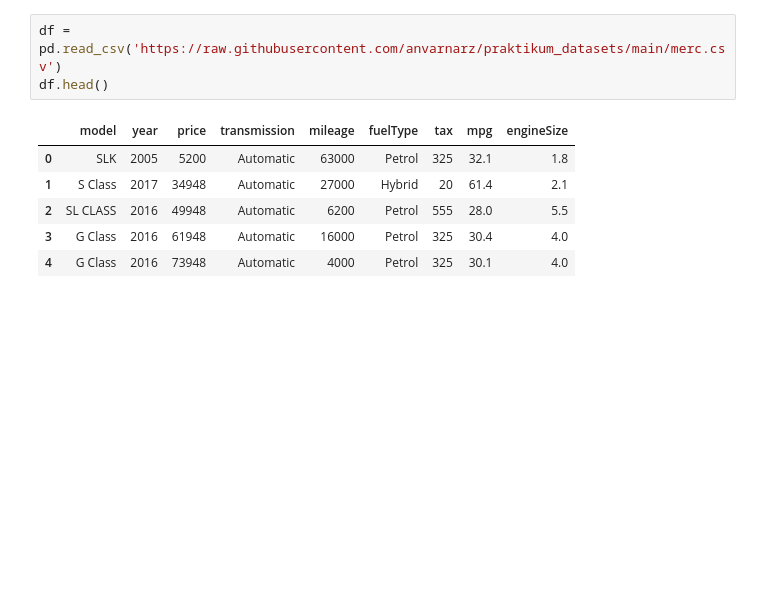
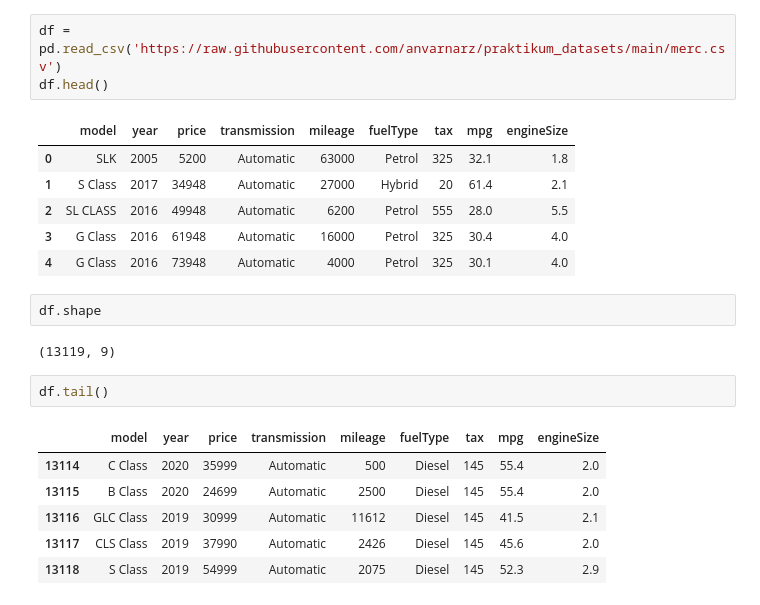
Before and after one commit to Ahmadjon0125/Mohirdev_lessons, a Jupyter notebook: Data analysis. Pandas kutubxonasi/8.Statistika.ipynb, the cells around one changed output. Drawn from its saved outputs; the diff is of its cells as text; blank space fills up the shorter version.

```diff
--- a/Data analysis. Pandas kutubxonasi/8.Statistika.ipynb
+++ b/Data analysis. Pandas kutubxonasi/8.Statistika.ipynb
@@ -138,3 +138,16 @@ df.head()
 | 2 | SL CLASS | 2016 | 49948 | Automatic | 6200 | Petrol | 555 | 28.0 | 5.5 |
 | 3 | G Class | 2016 | 61948 | Automatic | 16000 | Petrol | 325 | 30.4 | 4.0 |
 | 4 | G Class | 2016 | 73948 | Automatic | 4000 | Petrol | 325 | 30.1 | 4.0 |
+# %%
+df.shape
+# %% [output]
+(13119, 9)
+# %%
+df.tail()
+# %% [output]
+|  | model | year | price | transmission | mileage | fuelType | tax | mpg | engineSize |
+| 13114 | C Class | 2020 | 35999 | Automatic | 500 | Diesel | 145 | 55.4 | 2.0 |
+| 13115 | B Class | 2020 | 24699 | Automatic | 2500 | Diesel | 145 | 55.4 | 2.0 |
+| 13116 | GLC Class | 2019 | 30999 | Automatic | 11612 | Diesel | 145 | 41.5 | 2.1 |
+| 13117 | CLS Class | 2019 | 37990 | Automatic | 2426 | Diesel | 145 | 45.6 | 2.0 |
+| 13118 | S Class | 2019 | 54999 | Automatic | 2075 | Diesel | 145 | 52.3 | 2.9 |
```
Also changed, not shown: parts of 4 cells of this notebook.
